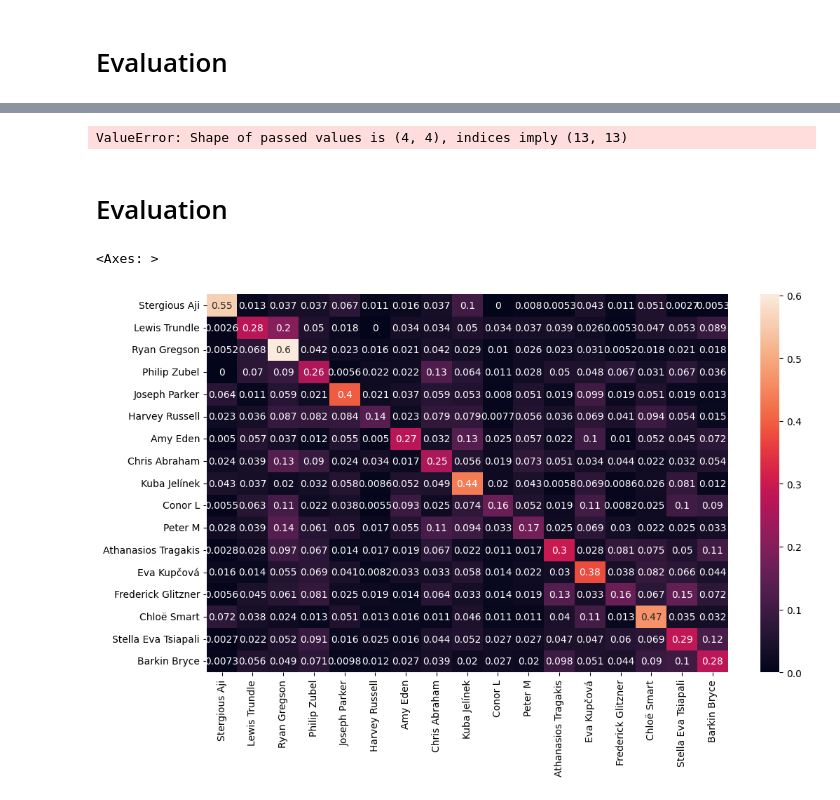
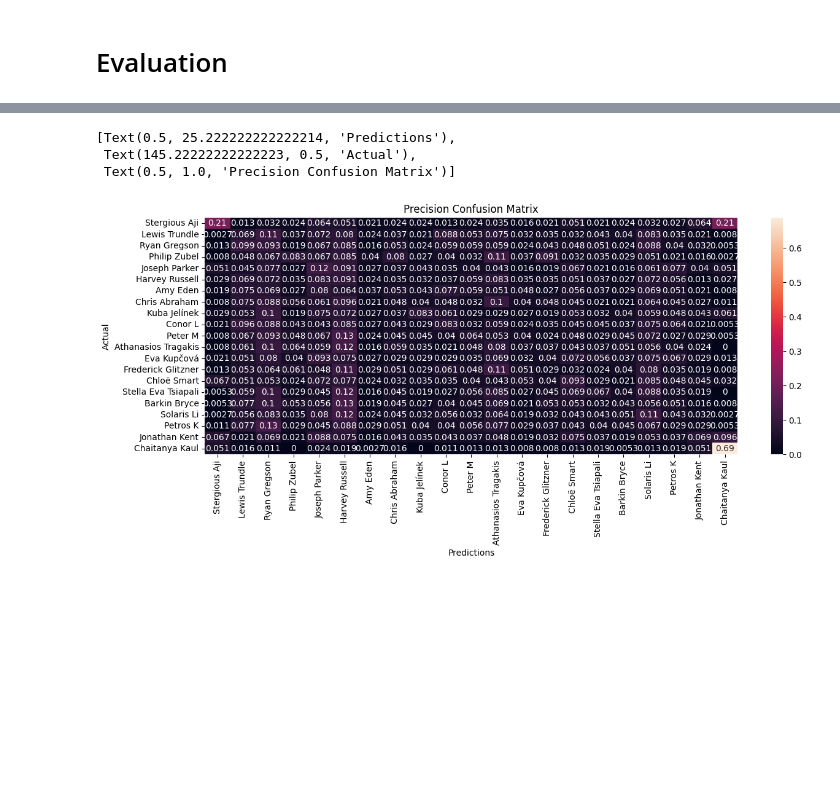
Before and after one commit to StergiousAji/mmFace-3D-Face-Recognition-using-RGB-and-mmWave-Radar, a Jupyter notebook: src/3DFR_Net/mmFace/mmFace.ipynb, the cells around one changed output, grey strips where cells are left out. Drawn from its saved outputs; the diff is of its cells as text; code cells hidden in the pictures; blank space fills up the shorter version.

```diff
--- a/src/3DFR_Net/mmFace/mmFace.ipynb
+++ b/src/3DFR_Net/mmFace/mmFace.ipynb
@@ -148,6 +152,6 @@ def load_history(model_path):
 
 frames = 250
 # train, validation, test = load_dataset_DL(os.path.relpath("../../Soli/soli_realsense/data"), range(num_classes), batch_size=128, transform=Compose([normalise, ToTensor()]))
-subjects = np.random.randint(0, num_classes, (4))
-train, validation, test = load_dataset(os.path.relpath("../../Soli/soli_realsense/data"), range(4), batch_size=128)
+# subjects = np.random.randint(0, num_classes, (4))
+train, validation, test = load_dataset(os.path.relpath("../../Soli/soli_realsense/data"), range(num_classes), batch_size=128)
 # %% [output]
@@ -357,57 +389,22 @@ plt.show()
 # %%
 from sklearn.metrics import confusion_matrix
 import seaborn as sn
 import pandas as pd
 import sys
 sys.path.insert(1, "../../Soli/soli_realsense/")
 from names import anon_names
 
 subjects = anon_names
 # subjects = range(num_classes)
 
 # Build confusion matrix
 cf_matrix = confusion_matrix(y_true, y_pred)
 df_cm = pd.DataFrame(cf_matrix / np.sum(cf_matrix, axis=1)[:, None], index=subjects, columns=subjects)
-plt.figure(figsize = (12,7))
+plt.figure(figsize = (14, 5))
 heatmap = sn.heatmap(df_cm, annot=True)
 heatmap.set(xlabel ="Predictions", ylabel = "Actual", title ='Precision Confusion Matrix')
 # %% [output]
-ValueError: Shape of passed values is (4, 4), indices imply (13, 13)
+[Text(0.5, 25.222222222222214, 'Predictions'),
+ Text(145.22222222222223, 0.5, 'Actual'),
+ Text(0.5, 1.0, 'Precision Confusion Matrix')]
+[figure, added]
-# %% [markdown]
-# Evaluation
-# %%
-from sklearn.metrics import confusion_matrix
-import seaborn as sn
-import pandas as pd
-import matplotlib.pyplot as plt
-
-import sys
-sys.path.insert(1, "../../Soli/soli_realsense/")
-from names import anon_names
-
-y_pred = []
-y_true = []
-
-# iterate over test data
-for inputs, labels in test:
-        inputs = inputs.to(device)
-        labels = labels.to(device)
-        outputs = model(inputs) # Feed Network
-
-        _, predicted = torch.max(outputs.data, 1)
-        # predicted = (torch.max(torch.exp(output), 1)[1]).data.cpu().numpy()
-        predicted = predicted.cpu().numpy()
-        y_pred.extend(predicted) # Save Prediction
-
-        labels = labels.data.cpu().numpy()
-        y_true.extend(labels) # Save Truth
-
-# Build confusion matrix
-cf_matrix = confusion_matrix(y_true, y_pred)
-df_cm = pd.DataFrame(cf_matrix / np.sum(cf_matrix, axis=1)[:, None], index = [i for i in anon_names],
-                     columns = [i for i in anon_names])
-plt.figure(figsize = (12,7))
-sn.heatmap(df_cm, annot=True)
-# %% [output]
-<Axes: >
-[figure, removed]
```
Also changed, not shown: parts of 7 cells of this notebook, 1 other file.
